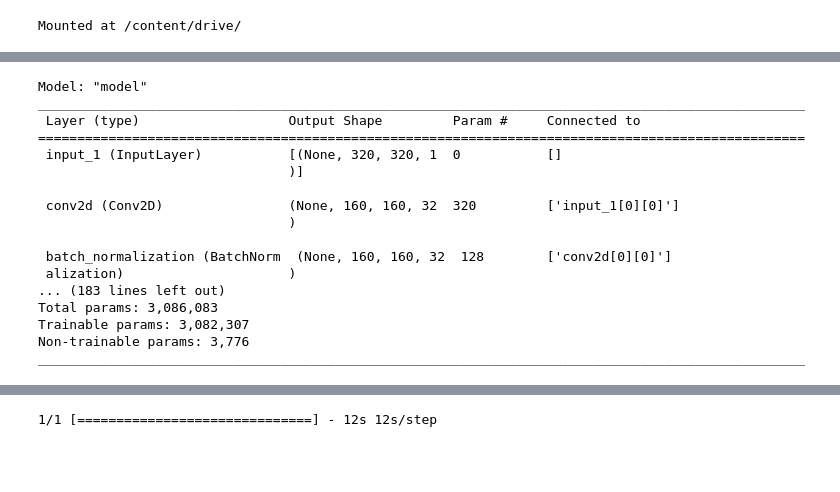
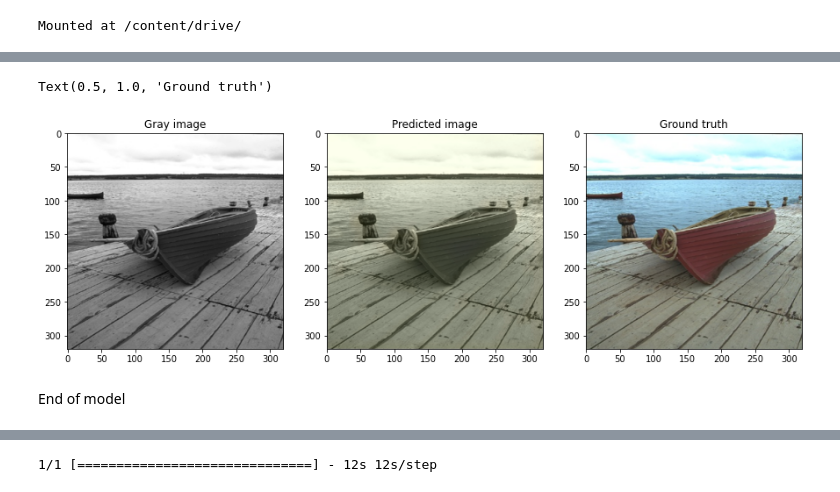
Before and after one commit to pulsatil1/b-w_photos_colorizer, a Jupyter notebook: colorizer.ipynb, the cells around one changed output, grey strips where cells are left out. Cells and saved outputs as stored; diff of their text form; code cells hidden in the pictures; blank space fills up the shorter version.

```diff
--- a/colorizer.ipynb
+++ b/colorizer.ipynb
@@ -80,0 +175,50 @@ samples = len(input_img_paths)
+# %%
+def GenerateInputs(X,y):
+    for i in range(len(X)):
+        X_input = np.expand_dims(X[i], axis=0)
+        y_input = np.expand_dims(y[i], axis=0)
+        yield (X_input,y_input)
+# %%
+A_model.compile(optimizer='rmsprop', loss='mse')
+A_model.fit(GenerateInputs(X_train,y_train), epochs=30, verbose=1, steps_per_epoch=3, validation_data=GenerateInputs(X_val, y_val), shuffle=True)
+# A_model.fit(x=X, y=Y, batch_size=1, epochs=3)
+print(A_model.evaluate(X_val, y_val))
+# %%
+idx = 30
+
+img_rgb = cv2.cvtColor(cv2.imread(input_img_paths[idx]), cv2.COLOR_BGR2RGB)
+img_rgb = cv2.resize(img_rgb, (input_size, input_size))
+img = cv2.cvtColor(img_rgb, cv2.COLOR_RGB2Lab)
+img = (1.0/255*img)
+gray = img[:,:,0]
+gray = np.expand_dims(gray, axis=0)
+
+output = A_model.predict(gray)
+
+# gathering image chanels
+new_img = np.zeros((input_size, input_size, 3))
+new_img[:,:,0] = gray.reshape(gray.shape[1:])
+new_img[:,:,1:] = output.reshape(output.shape[1:])
+new_img = 255*new_img
+new_img = new_img.astype(np.uint8)
+new_img = cv2.cvtColor(new_img, cv2.COLOR_Lab2RGB)
+
+plt.subplot(131), plt.imshow(cv2.cvtColor(img_rgb, cv2.COLOR_RGB2GRAY), cmap='gray')
+plt.title("Gray image")
+plt.subplot(132), plt.imshow(new_img)
+plt.title("Predicted image")
+plt.subplot(133), plt.imshow(img_rgb,)
+plt.title("Ground truth")
+
+# output = A_model.predict(X)
+# output = output * 128
+# canvas = np.zeros((400, 400, 3))
+# canvas[:,:,0] = X[0][:,:,0]
+# canvas[:,:,1:] = output[0]
+# canvas = 255*canvas
+# canvas = canvas.astype(np.uint8)
+# canvas = cv2.cvtColor(canvas, cv2.COLOR_Lab2RGB)
+
+# imsave("img_result.png", lab2rgb(canvas))
+# imsave("img_gray_scale.png", rgb2gray(lab2rgb(canvas)))
+# %% [output]
@@ -81,3 +226,7 @@ samples = len(input_img_paths)
+Text(0.5, 1.0, 'Ground truth')
+[figure, added]
+# %% [markdown]
+End of model
 # %%
 #Using U-Net architecture
 
@@ -146,24 +297,6 @@ def get_U_model(img_size):
 # model = get_model(img_size)
 # model.summary()
 # %%
-model = get_U_model(img_size)
+model = get_U_model(input_size)
 model.summary()
 # plot_model(model, show_shapes=True)
-# %% [output]
-Model: "model"
-__________________________________________________________________________________________________
- Layer (type)                   Output Shape         Param #     Connected to
-==================================================================================================
- input_1 (InputLayer)           [(None, 320, 320, 1  0           []
-                                )]
-
- conv2d (Conv2D)                (None, 160, 160, 32  320         ['input_1[0][0]']
-                                )
-
- batch_normalization (BatchNorm  (None, 160, 160, 32  128        ['conv2d[0][0]']
- alization)                     )
-... (183 lines left out)
-Total params: 3,086,083
-Trainable params: 3,082,307
-Non-trainable params: 3,776
-__________________________________________________________________________________________________
```
Also changed, not shown: parts of 19 cells of this notebook.
